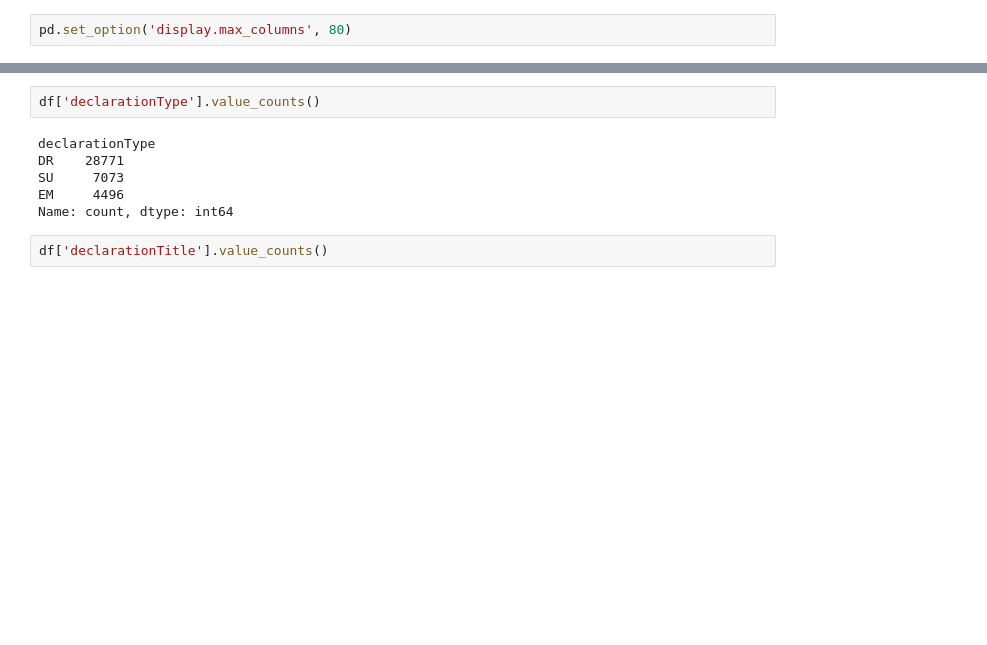
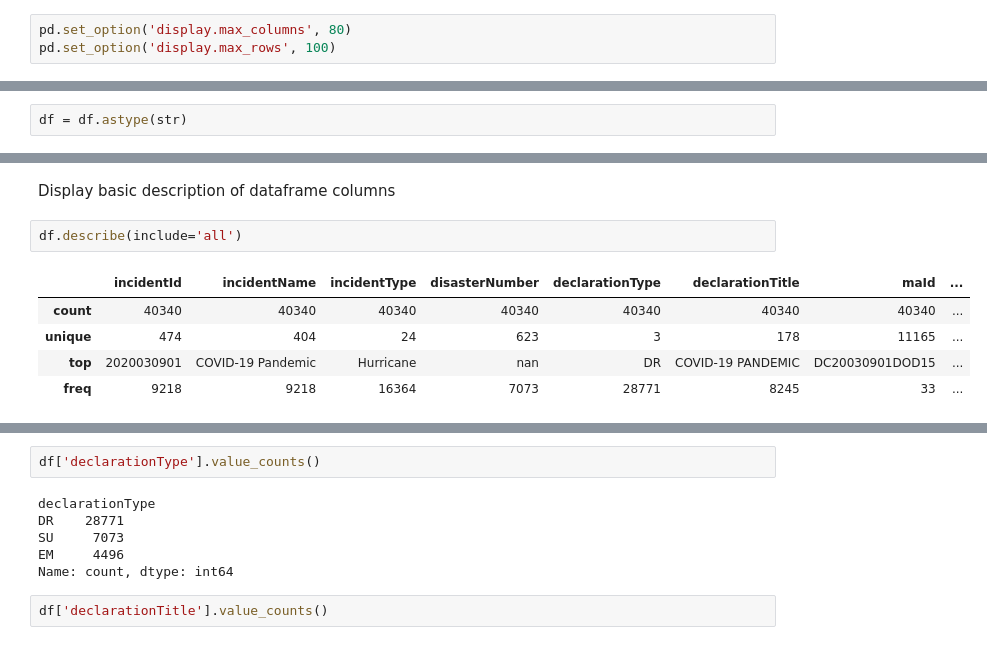
Before and after one commit to capstoneFA2025/FEMA-Recommender, a Jupyter notebook: explore_ma.ipynb, the cells around one changed output, grey strips where cells are left out. Drawn from its saved outputs; the diff is of its cells as text; blank space fills up the shorter version.

```diff
--- a/explore_ma.ipynb
+++ b/explore_ma.ipynb
@@ -5,5 +8,6 @@ import seaborn as sns
 # %%
 pd.set_option('display.max_columns', 80)
+pd.set_option('display.max_rows', 100)
 # %%
 df = pd.read_parquet('mission_assignments.parquet')
 print(df.shape)
@@ -18,0 +45,2 @@ df.head()
+# %%
+df = df.astype(str)
@@ -33,0 +72,10 @@ Index(['incidentId', 'incidentName', 'incidentType', 'disasterNumber',
+# %% [markdown]
+Display basic description of dataframe columns
+# %%
+df.describe(include='all')
+# %% [output]
+|  | incidentId | incidentName | incidentType | disasterNumber | declarationType | declarationTitle | maId | ... |
+| count | 40340 | 40340 | 40340 | 40340 | 40340 | 40340 | 40340 | ... |
+| unique | 474 | 404 | 24 | 623 | 3 | 178 | 11165 | ... |
+| top | 2020030901 | COVID-19 Pandemic | Hurricane | nan | DR | COVID-19 PANDEMIC | DC20030901DOD15 | ... |
+| freq | 9218 | 9218 | 16364 | 7073 | 28771 | 8245 | 33 | ... |
```
Also changed, not shown: parts of 12 cells of this notebook, 1 other file.
